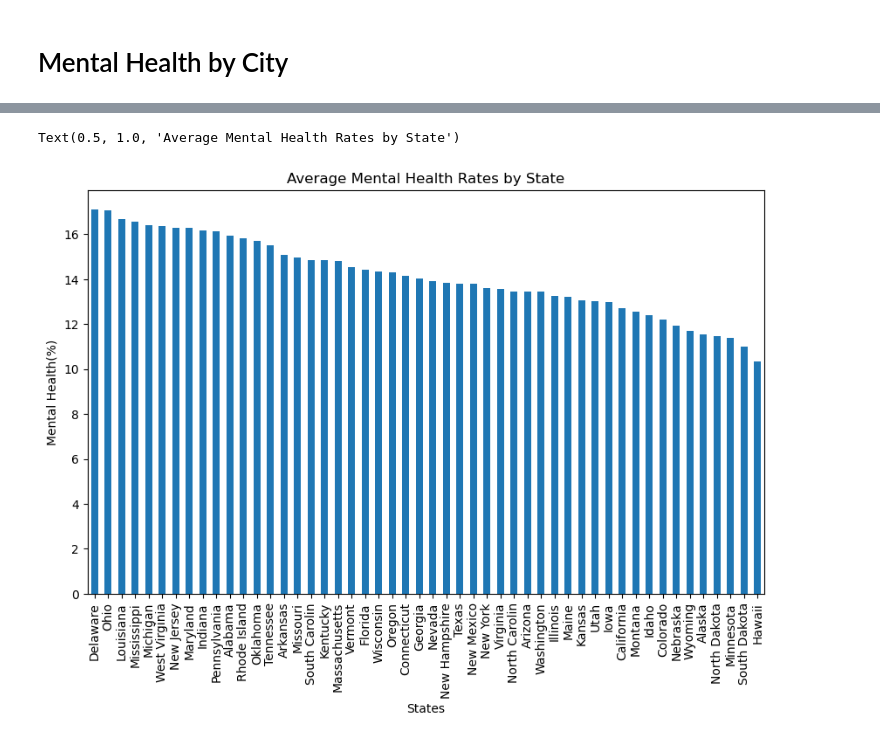
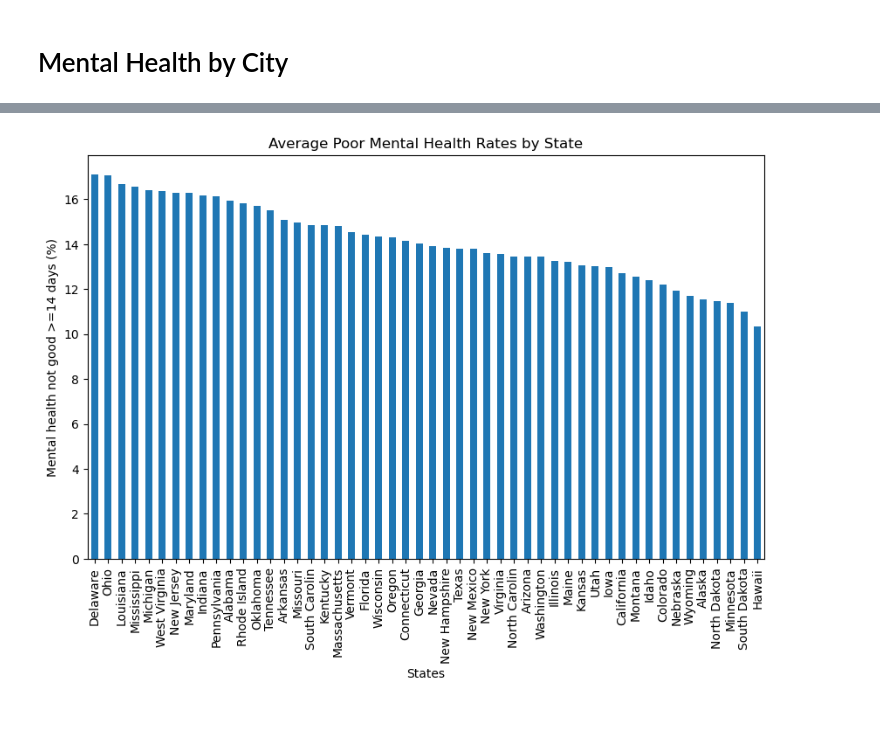
Before and after one commit to divya-jindal/project-1, a Jupyter notebook: MentalHealth_HeartDisease.ipynb, the cells around one changed output, grey strips where cells are left out. Cells and saved outputs as stored; diff of their text form; code cells hidden in the pictures.

Commit message:
new charts

```diff
--- a/MentalHealth_HeartDisease.ipynb
+++ b/MentalHealth_HeartDisease.ipynb
@@ -40,6 +27,17 @@ mental_states = mental_states.drop(mentalHealth_df.loc[mentalHealth_df['StateDes
 # %%
 #Select Index
 mental_health = mental_states[["StateDesc", 'CityName', "Data_Value", "PopulationCount","Measure"]]
+
+#convert data value (%) to real number
+percent = mental_health["Data_Value"]*0.01
+poormentalHealth = percent * mental_health['PopulationCount']
+poormentalHealth = round(poormentalHealth)
+poormentalHealth = poormentalHealth.rename('TotalPoorMentalHealth')
+mental_health = pd.concat([mental_health, poormentalHealth], axis=1)
+calculation_data = mental_health.groupby(by = "StateDesc").sum()
+percentage = calculation_data["TotalPoorMentalHealth"]/calculation_data["PopulationCount"]
+percentage_mentalHealth = percentage.rename("CHeartDisease_Percentage")
+
 # Drops all rows that contain null values
 mental_healthDf = mental_health.dropna()
 
@@ -264,18 +273,19 @@ bottom_heartDisease.head(10)
 # %%
 # Group State & Mental Health Data
 mentalhealth_bar = mental_healthDf.groupby(['StateDesc'])['Data_Value'].mean()
 
 plt.figure(figsize=(10, 6))
 # plot the group in decsending order
 mentalhealth_bar.sort_values(ascending=False).plot.bar()
 
 # Label x,y axis
 plt.xlabel('States')
-plt.ylabel('Mental Health(%)')
-plt.title('Average Mental Health Rates by State')
+plt.ylabel('Mental health not good >=14 days (%)')
+plt.title('Average Poor Mental Health Rates by State')
+
+plt.show()
 # %% [output]
-Text(0.5, 1.0, 'Average Mental Health Rates by State')
-[figure, old version]
+[figure, new version]
 # %%
 # Group State & Mental Health Data
 heartdisease_bar = heart_diseaseDf.groupby(['StateDesc'])['Data_Value'].mean()
```
Also changed, not shown: parts of 19 cells of this notebook.
